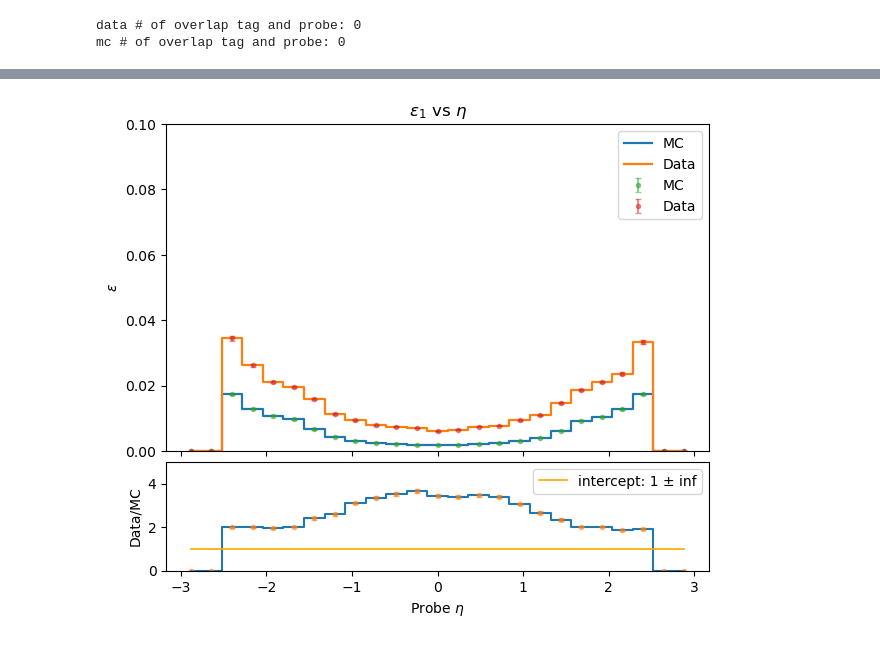
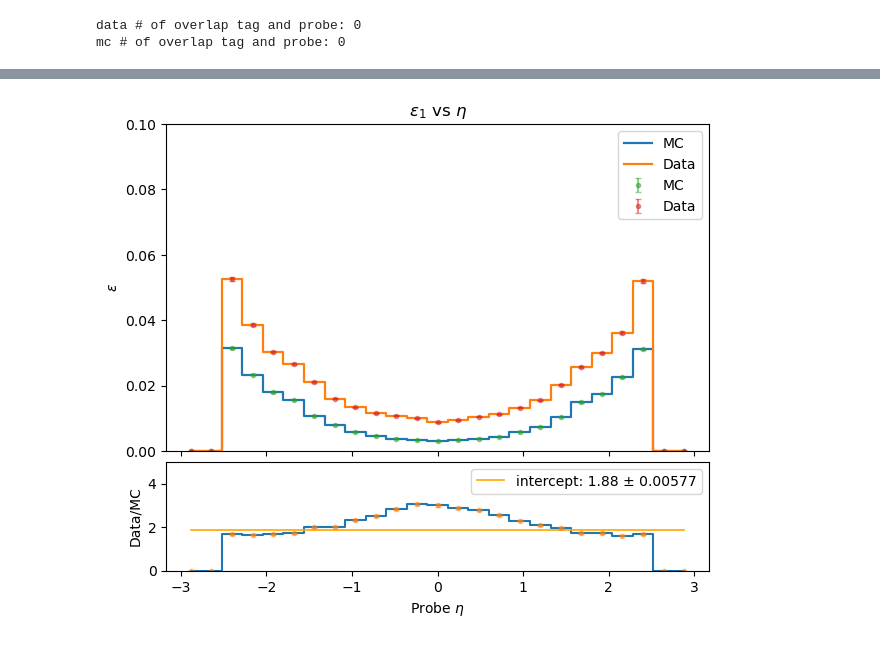
Before and after one commit to XinyiXu03/CMS_Suu_charge_misID, a Jupyter notebook: charge_misID_code/18_12_25_data_MC.ipynb, the cells around one changed output, grey strips where cells are left out. Saved outputs shown, nothing was run; the diff lists cells and outputs as text; code cells hidden in the pictures.

```diff
--- a/charge_misID_code/18_12_25_data_MC.ipynb
+++ b/charge_misID_code/18_12_25_data_MC.ipynb
@@ -540,7 +540,7 @@ bins_map = {
      "DY_Bin-2J": "DY_Bin-2J",
 }
 
-i = 0
+i = 1
 
 bad_list = []
 
@@ -554,7 +554,7 @@ for ds_name, bin_key in bins_map.items():
         try:
             run_file(fileset_chunk)
         except ValueError as e:
-            print("bad file! " + str(i))
+            print("Bad file! " + str(i))
             bad_list.append((i, fileset_chunk))
         i += 1
 
@@ -886,6 +886,8 @@ plot_data_mc_with_ratio(
 [figure]
 # %%
-# assumes: from hist import Hist, axis, storage, loc
+# Note:
+# For bins with MC = 0, the ratio Data/MC is undefined. Here I assign ratio=0 (and ratio_err=0) just
+# to keep arrays good for plotting. These bins are also excluded from the constant fit.
 
 POS = loc(1)
 NEG = loc(-1)
@@ -1076,17 +1078,26 @@ def plot_eps_data_mc_with_ratio(
 
     ratio_err = np.sqrt(ratio_var)
 
+    fit_ok = False
     if do_fit:
         def const_func(x, c):
             return c
+        fit_mask = ((ratio_err > 0) & (m_vals > 0))
 
-        popt, pcov = curve_fit(const_func, centers, ratio, sigma=ratio_err, absolute_sigma=True)
-        intercept = popt[0]
-        intercept_err = float(np.sqrt(pcov[0, 0]))
-        xline = np.array([centers.min(), centers.max()])
-        yline = np.array([intercept, intercept])
-        yband_lo = intercept - intercept_err
-        yband_hi = intercept + intercept_err
+        x_fit = centers[fit_mask]
+        y_fit = ratio[fit_mask]
+        err_fit = ratio_err[fit_mask]
+        if len(x_fit) >= 2:
+            popt, pcov = curve_fit(const_func, x_fit, y_fit, sigma = err_fit, absolute_sigma=True)
+            intercept = popt[0]
+            intercept_err = float(np.sqrt(pcov[0, 0]))
+            xline = np.array([centers.min(), centers.max()])
+            yline = np.array([intercept, intercept])
+            yband_lo = intercept - intercept_err
+            yband_hi = intercept + intercept_err
+            fit_ok = True
+        else:
+            intercept, intercept_err = np.nan, np.nan
 
 
 
@@ -1109,10 +1120,13 @@ def plot_eps_data_mc_with_ratio(
     rax.step(centers, ratio, where="mid")
     rax.errorbar(centers, ratio, yerr=ratio_err, fmt="o", markersize=3, capsize=2, alpha=0.5)
 
-    if do_fit:
+    if do_fit and fit_ok:
         rax.plot(xline, yline, linewidth=1.2,label=rf"intercept: {intercept:.3g} ± {intercept_err:.3g}",color="orange")
         #rax.fill_between(xline, yband_lo, yband_hi, alpha=0.2, color="orange")
         rax.legend()
+    if do_fit and (not fit_ok):
+        rax.text(0.02, 0.95, "Fit skipped", transform=rax.transAxes, va="top", ha="left")
+
     if ratio_line:
         rax.axhline(1.0, linewidth=1.2, linestyle="--",color="orange")
     if ratio_ylim is not None:
@@ -1701,10 +1715,10 @@ plot_eps_data_mc_with_ratio(
     #ε4 = mm  / (pp + mm + pm)
 
 dt_eps1_pt_plus, dt_eps2_pt_plus, dt_eps3_pt_plus, dt_eps4_pt_plus = build_eps_hists(
-    data_pairs, xaxis="probe_pt", probe_region=None, tag_charge=None, tag_ptbin=None, tag_region="barrel"
+    data_pairs, xaxis="probe_pt", probe_region=None, tag_charge=None, tag_ptbin=None, tag_region="None"
 )
 mc_eps1_pt_plus, mc_eps2_pt_plus, mc_eps3_pt_plus, mc_eps4_pt_plus = build_eps_hists(
-    mc_pairs, xaxis="probe_pt", probe_region=None, tag_charge=None, tag_ptbin=None, tag_region="barrel"
+    mc_pairs, xaxis="probe_pt", probe_region=None, tag_charge=None, tag_ptbin=None, tag_region="None"
 )
 
 plot_eps_data_mc_with_ratio(
@@ -1739,10 +1753,10 @@ plot_eps_data_mc_with_ratio(
 
 
 dt_eps1_eta_plus, dt_eps2_eta_plus, dt_eps3_eta_plus, dt_eps4_eta_plus = build_eps_hists(
-    data_pairs, xaxis="probe_eta", probe_region=None, tag_charge=None, tag_ptbin=None, tag_region="barrel"
+    data_pairs, xaxis="probe_eta", probe_region=None, tag_charge=None, tag_ptbin=None, tag_region="None"
 )
 mc_eps1_eta_plus, mc_eps2_eta_plus, mc_eps3_eta_plus, mc_eps4_eta_plus = build_eps_hists(
-    mc_pairs, xaxis="probe_eta", probe_region=None, tag_charge=None, tag_ptbin=None, tag_region="barrel"
+    mc_pairs, xaxis="probe_eta", probe_region=None, tag_charge=None, tag_ptbin=None, tag_region="None"
 )
 
 plot_eps_data_mc_with_ratio(
@@ -1781 +1795 @@ plot_eps_data_mc_with_ratio(
-[figure, old version]
+[figure, new version]
```
Also changed, not shown: parts of 6 cells of this notebook.
